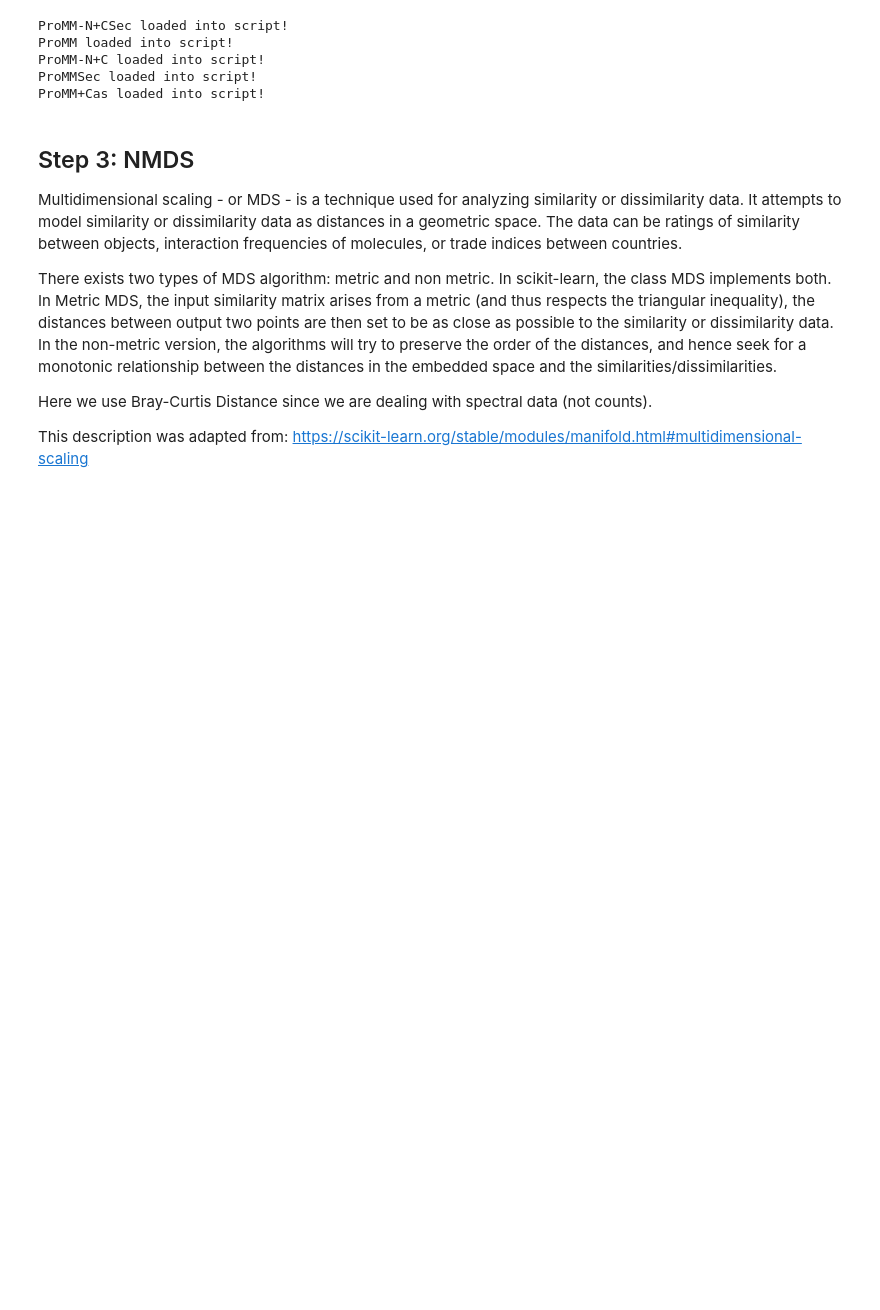
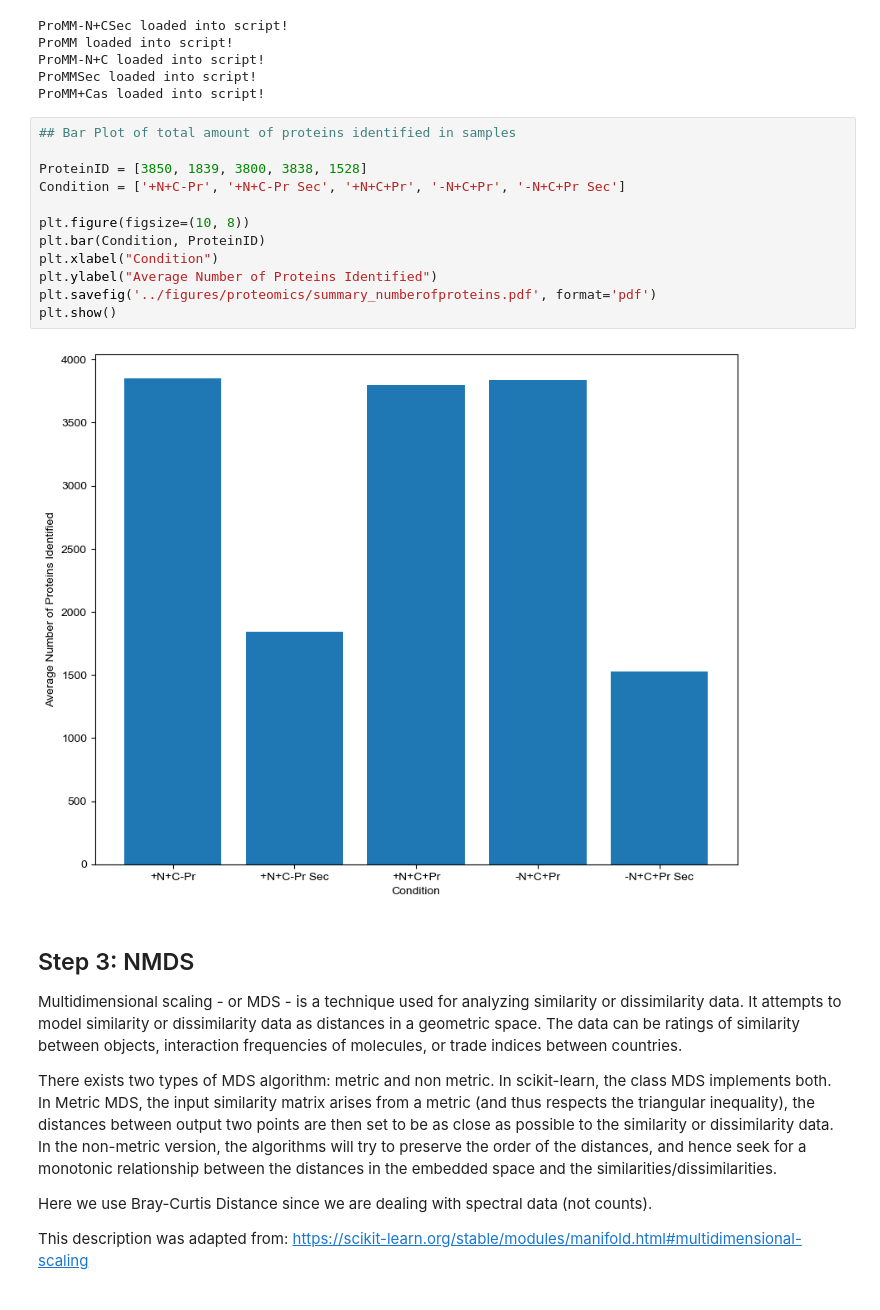
Before and after one commit to Fuchan2004/Rpom_Exoproteome, a Jupyter notebook: scripts/proteome_NMDS_heatmaps.ipynb, the cells around one changed output. Saved outputs shown, nothing was run; the diff lists cells and outputs as text; blank space fills up the shorter version.

Commit message:
Added section to plot number of proteins identified as bar plot.

```diff
--- a/scripts/proteome_NMDS_heatmaps.ipynb
+++ b/scripts/proteome_NMDS_heatmaps.ipynb
@@ -63,6 +63,20 @@ ProMM loaded into script!
 ProMM-N+C loaded into script!
 ProMMSec loaded into script!
 ProMM+Cas loaded into script!
+# %%
+## Bar Plot of total amount of proteins identified in samples
+
+ProteinID = [3850, 1839, 3800, 3838, 1528]
+Condition = ['+N+C-Pr', '+N+C-Pr Sec', '+N+C+Pr', '-N+C+Pr', '-N+C+Pr Sec']
+
+plt.figure(figsize=(10, 8))
+plt.bar(Condition, ProteinID)
+plt.xlabel("Condition")
+plt.ylabel("Average Number of Proteins Identified")
+plt.savefig('../figures/proteomics/summary_numberofproteins.pdf', format='pdf')
+plt.show()
+# %% [output]
+[figure, added]
 # %% [markdown]
 ## Step 3: NMDS
 Multidimensional scaling - or MDS - is a technique used for analyzing similarity or dissimilarity data. It attempts to model similarity or dissimilarity data as distances in a geometric space. The data can be ratings of similarity between objects, interaction frequencies of molecules, or trade indices between countries.
```
